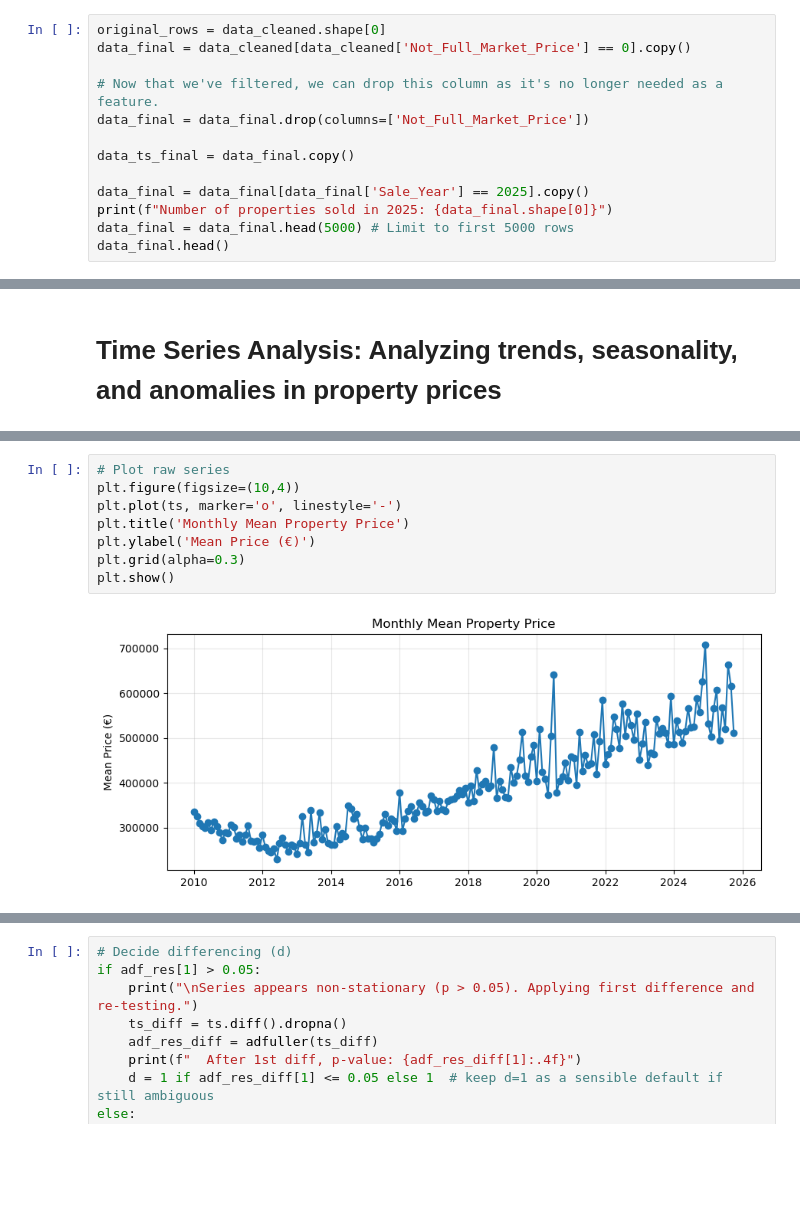
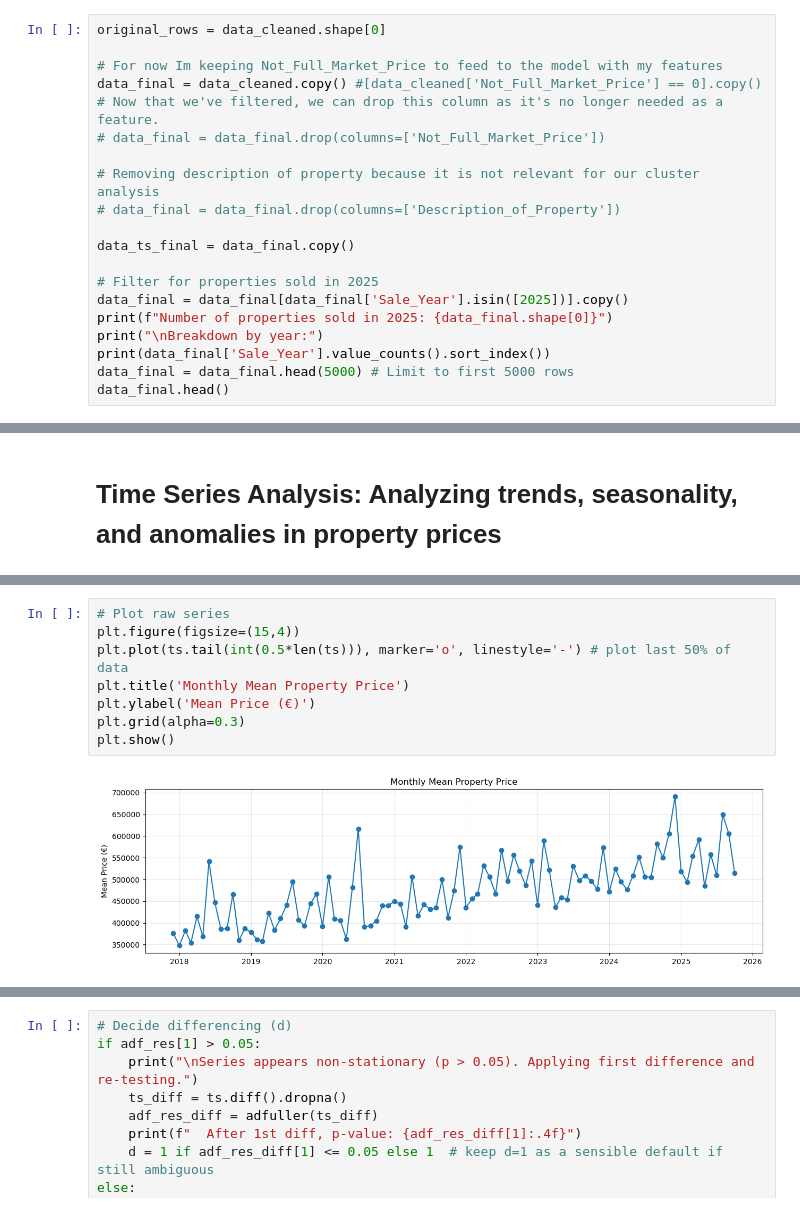
Before and after one commit to LuiisClaudio/ireland-real-estate-market-insights, a Jupyter notebook: Luis_Martins_CA1.ipynb, the cells around one changed output, grey strips where cells are left out. Cells and saved outputs as stored; diff of their text form; blank space fills up the shorter version.

```diff
--- a/Luis_Martins_CA1.ipynb
+++ b/Luis_Martins_CA1.ipynb
@@ -266,14 +257,21 @@ data_cleaned.head()
 # %%
 original_rows = data_cleaned.shape[0]
-data_final = data_cleaned[data_cleaned['Not_Full_Market_Price'] == 0].copy()
 
+# For now Im keeping Not_Full_Market_Price to feed to the model with my features
+data_final = data_cleaned.copy() #[data_cleaned['Not_Full_Market_Price'] == 0].copy()
 # Now that we've filtered, we can drop this column as it's no longer needed as a feature.
-data_final = data_final.drop(columns=['Not_Full_Market_Price'])
+# data_final = data_final.drop(columns=['Not_Full_Market_Price'])
+
+# Removing description of property because it is not relevant for our cluster analysis
+# data_final = data_final.drop(columns=['Description_of_Property'])
 
 data_ts_final = data_final.copy()
 
-data_final = data_final[data_final['Sale_Year'] == 2025].copy()
+# Filter for properties sold in 2025
+data_final = data_final[data_final['Sale_Year'].isin([2025])].copy()
 print(f"Number of properties sold in 2025: {data_final.shape[0]}")
+print("\nBreakdown by year:")
+print(data_final['Sale_Year'].value_counts().sort_index())
 data_final = data_final.head(5000) # Limit to first 5000 rows
 data_final.head()
 # %% [output]
@@ -956,14 +970,14 @@ max      707932.304924
 Name: mean, dtype: float64
 # %%
 # Plot raw series
-plt.figure(figsize=(10,4))
-plt.plot(ts, marker='o', linestyle='-')
+plt.figure(figsize=(15,4))
+plt.plot(ts.tail(int(0.5*len(ts))), marker='o', linestyle='-') # plot last 50% of data
 plt.title('Monthly Mean Property Price')
 plt.ylabel('Mean Price (€)')
 plt.grid(alpha=0.3)
 plt.show()
 # %% [output]
-[figure, old version]
+[figure, new version]
 # %%
 # Stationarity test (ADF)
 adf_res = adfuller(ts.dropna())
```
Also changed, not shown: parts of 27 cells of this notebook.
